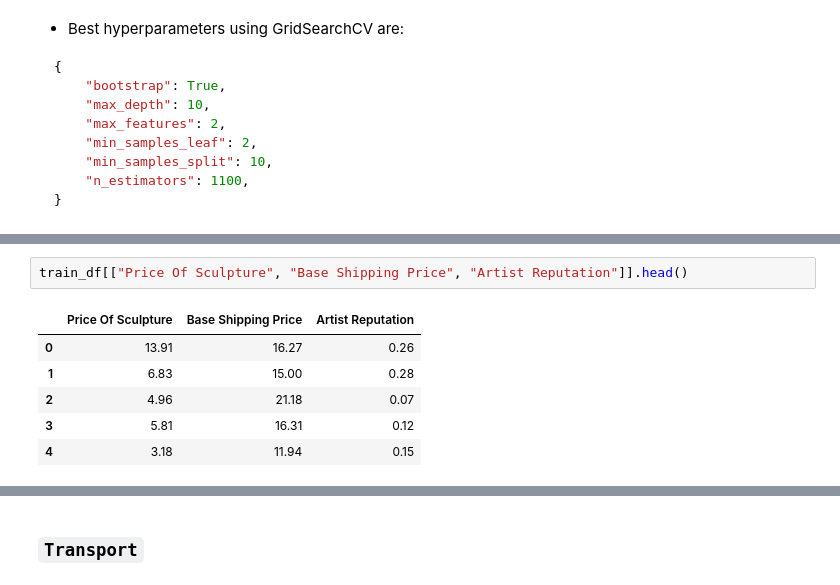
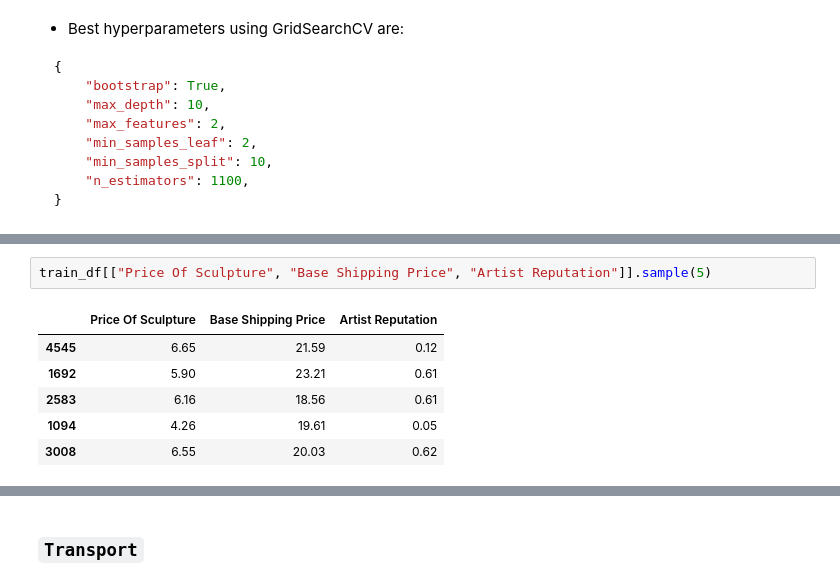
Before and after one commit to jacob5412/HackerEarth-Exhibit-Art, a Jupyter notebook: EDA-2.ipynb, the cells around one changed output, grey strips where cells are left out. Saved outputs shown, nothing was run; the diff lists cells and outputs as text.

```diff
--- a/EDA-2.ipynb
+++ b/EDA-2.ipynb
@@ -410,12 +414,12 @@ train_df.loc[
 # %% [output]
 [interactive output not drawn]
 # %%
-train_df[["Price Of Sculpture", "Base Shipping Price", "Artist Reputation"]].head()
+train_df[["Price Of Sculpture", "Base Shipping Price", "Artist Reputation"]].sample(5)
 # %% [output]
 |  | Price Of Sculpture | Base Shipping Price | Artist Reputation |
-| 0 | 13.91 | 16.27 | 0.26 |
-| 1 | 6.83 | 15.00 | 0.28 |
-| 2 | 4.96 | 21.18 | 0.07 |
-| 3 | 5.81 | 16.31 | 0.12 |
-| 4 | 3.18 | 11.94 | 0.15 |
+| 4545 | 6.65 | 21.59 | 0.12 |
+| 1692 | 5.90 | 23.21 | 0.61 |
+| 2583 | 6.16 | 18.56 | 0.61 |
+| 1094 | 4.26 | 19.61 | 0.05 |
+| 3008 | 6.55 | 20.03 | 0.62 |
 [interactive output not drawn]
```
Also changed, not shown: parts of 18 cells of this notebook, 2 other files.
